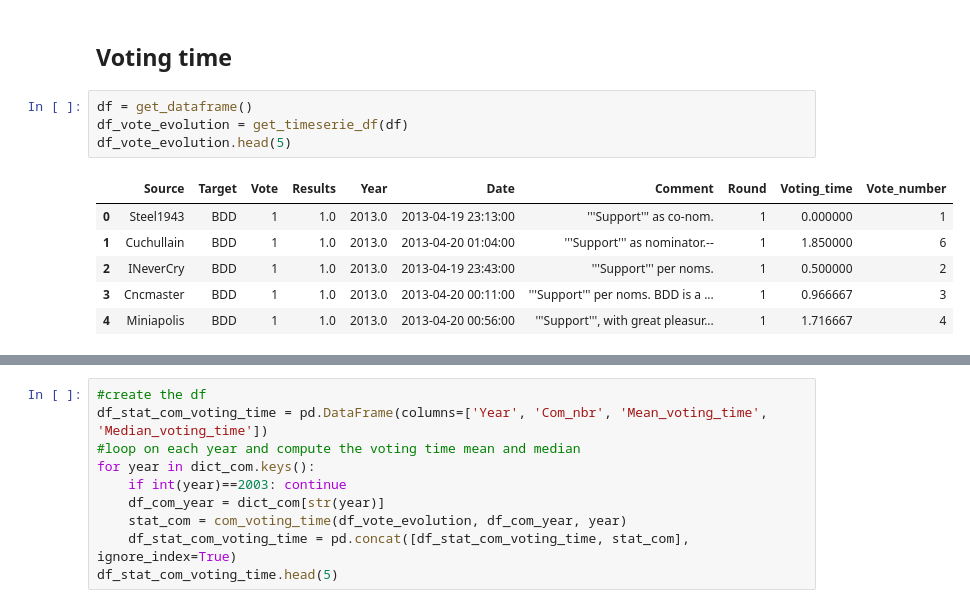
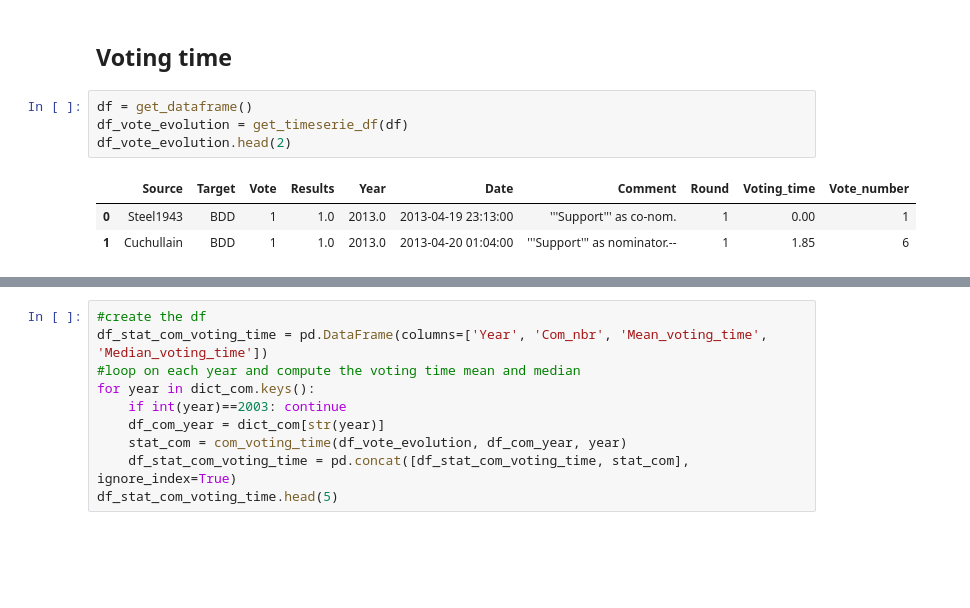
Before and after one commit to epfl-ada/ada-2023-project-abracadabra, a Jupyter notebook: community_analysis.ipynb, the cells around one changed output, grey strips where cells are left out. Drawn from its saved outputs; the diff is of its cells as text; blank space fills up the shorter version.

```diff
--- a/community_analysis.ipynb
+++ b/community_analysis.ipynb
@@ -304,11 +105,8 @@ plot_vote_type_on_whole_year(df_prop_vote_per_year)
 # %%
 df = get_dataframe()
 df_vote_evolution = get_timeserie_df(df)
-df_vote_evolution.head(5)
+df_vote_evolution.head(2)
 # %% [output]
 |  | Source | Target | Vote | Results | Year | Date | Comment | Round | Voting_time | Vote_number |
-| 0 | Steel1943 | BDD | 1 | 1.0 | 2013.0 | 2013-04-19 23:13:00 | '''Support''' as co-nom. | 1 | 0.000000 | 1 |
-| 1 | Cuchullain | BDD | 1 | 1.0 | 2013.0 | 2013-04-20 01:04:00 | '''Support''' as nominator.-- | 1 | 1.850000 | 6 |
-| 2 | INeverCry | BDD | 1 | 1.0 | 2013.0 | 2013-04-19 23:43:00 | '''Support''' per noms. | 1 | 0.500000 | 2 |
-| 3 | Cncmaster | BDD | 1 | 1.0 | 2013.0 | 2013-04-20 00:11:00 | '''Support''' per noms. BDD is a ... | 1 | 0.966667 | 3 |
-| 4 | Miniapolis | BDD | 1 | 1.0 | 2013.0 | 2013-04-20 00:56:00 | '''Support''', with great pleasur... | 1 | 1.716667 | 4 |
+| 0 | Steel1943 | BDD | 1 | 1.0 | 2013.0 | 2013-04-19 23:13:00 | '''Support''' as co-nom. | 1 | 0.00 | 1 |
+| 1 | Cuchullain | BDD | 1 | 1.0 | 2013.0 | 2013-04-20 01:04:00 | '''Support''' as nominator.-- | 1 | 1.85 | 6 |
```
Also changed, not shown: parts of 19 cells of this notebook, 1 other file.
